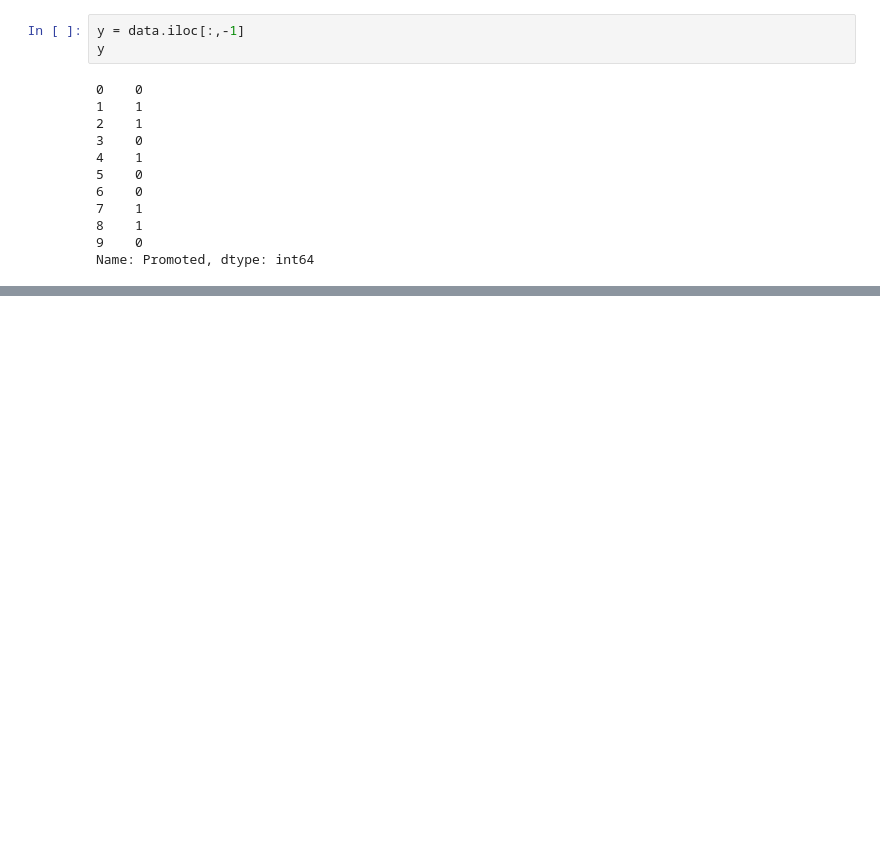
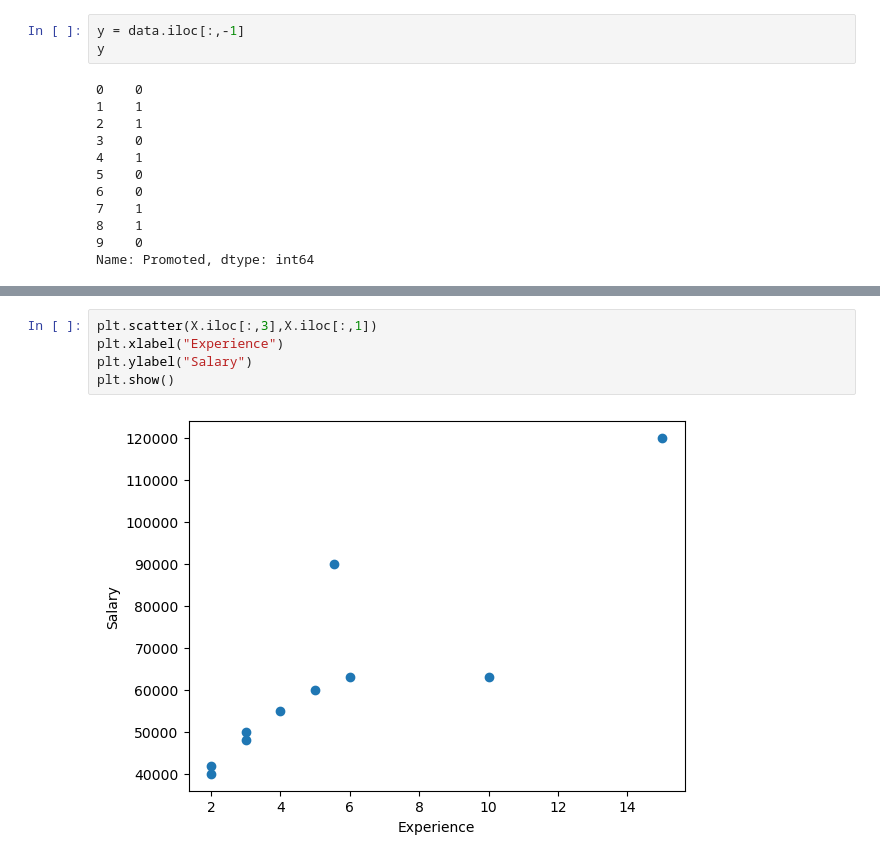
Before and after one commit to bharath-akurathi/machine_learning, a Jupyter notebook: real_world/dtclassifier.ipynb, the cells around one changed output, grey strips where cells are left out. Drawn from its saved outputs; the diff is of its cells as text; blank space fills up the shorter version.

```diff
--- a/real_world/dtclassifier.ipynb
+++ b/real_world/dtclassifier.ipynb
@@ -132,0 +161,7 @@ plt.show()
+# %%
+plt.scatter(X.iloc[:,3],X.iloc[:,1])
+plt.xlabel("Experience")
+plt.ylabel("Salary")
+plt.show()
+# %% [output]
+[figure, added]
```
Also changed, not shown: parts of 7 cells of this notebook.
